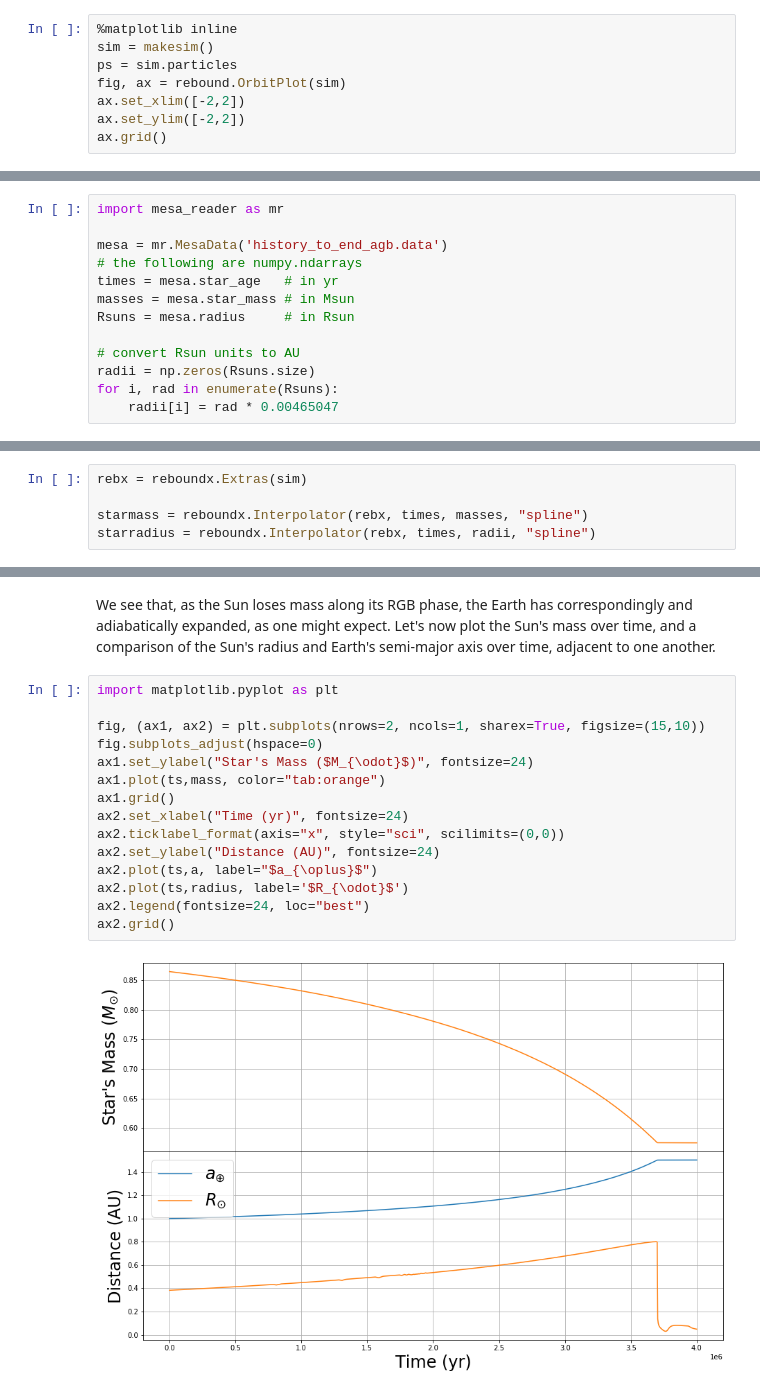
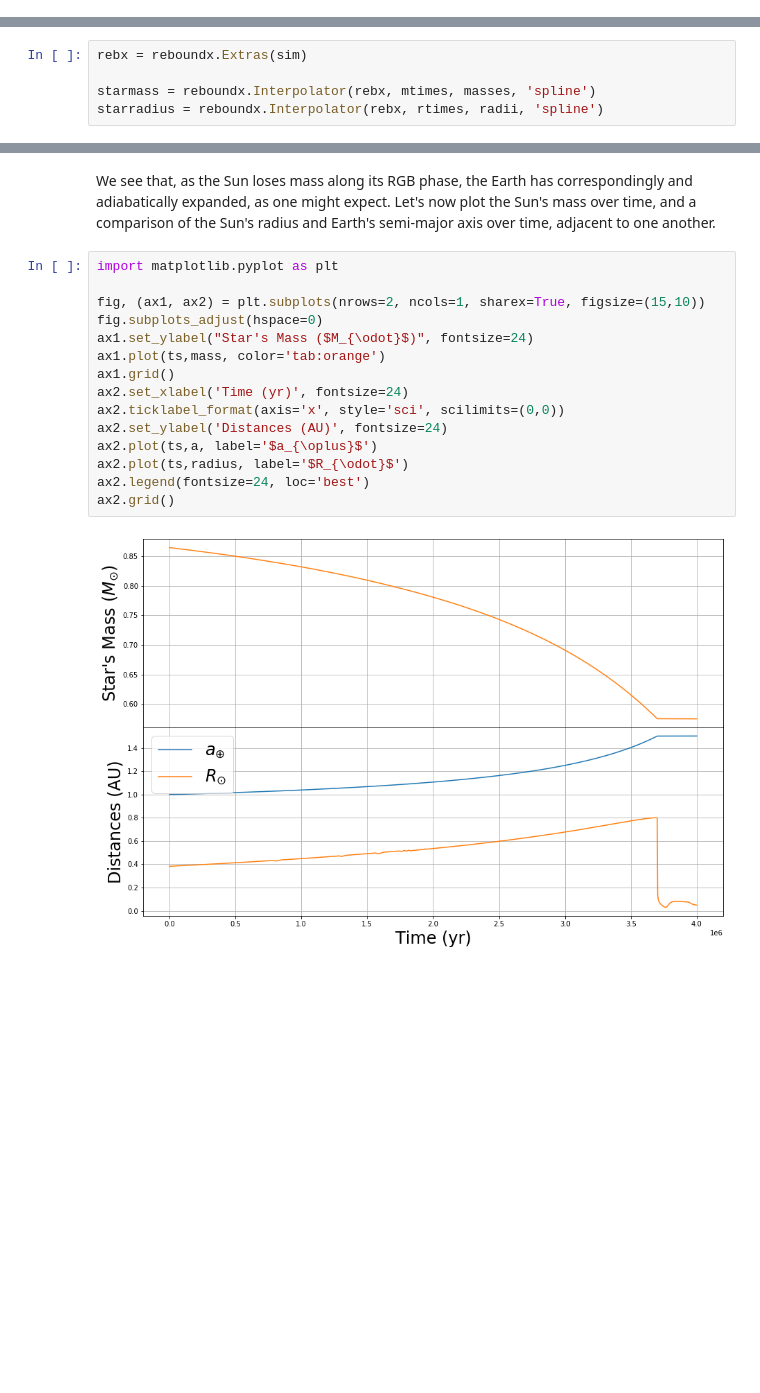
Before and after one commit to dtamayo/reboundx, a Jupyter notebook: ipython_examples/ParameterInterpolation.ipynb, the cells around one changed output, grey strips where cells are left out. Cells and saved outputs as stored; diff of their text form; blank space fills up the shorter version.

```diff
--- a/ipython_examples/ParameterInterpolation.ipynb
+++ b/ipython_examples/ParameterInterpolation.ipynb
@@ -73,8 +50,0 @@ def makesim():
-# %%
-%matplotlib inline
-sim = makesim()
-ps = sim.particles
-fig, ax = rebound.OrbitPlot(sim)
-ax.set_xlim([-2,2])
-ax.set_ylim([-2,2])
-ax.grid()
@@ -85,23 +51,10 @@ Next we read in external, stellar evolution data (from _MESA: Modules for Experi
-# %%
-import mesa_reader as mr
-
-mesa = mr.MesaData('history_to_end_agb.data')
-# the following are numpy.ndarrays
-times = mesa.star_age   # in yr
-masses = mesa.star_mass # in Msun
-Rsuns = mesa.radius     # in Rsun
-
-# convert Rsun units to AU
-radii = np.zeros(Rsuns.size)
-for i, rad in enumerate(Rsuns):
-    radii[i] = rad * 0.00465047
 # %% [markdown]
 Now we can create an `Interpolator` object for each parameter set and pass the corresponding arrays as arguments.
 # %%
 rebx = reboundx.Extras(sim)
 
-starmass = reboundx.Interpolator(rebx, times, masses, "spline")
-starradius = reboundx.Interpolator(rebx, times, radii, "spline")
+starmass = reboundx.Interpolator(rebx, mtimes, masses, 'spline')
+starradius = reboundx.Interpolator(rebx, rtimes, radii, 'spline')
 # %% [markdown]
 Finally, we integrate for 4 Myr and plot the resulting system:
 # %%
@@ -136,17 +88,17 @@ We see that, as the Sun loses mass along its RGB phase, the Earth has correspond
 # %%
 import matplotlib.pyplot as plt
 
 fig, (ax1, ax2) = plt.subplots(nrows=2, ncols=1, sharex=True, figsize=(15,10))
 fig.subplots_adjust(hspace=0)
 ax1.set_ylabel("Star's Mass ($M_{\odot}$)", fontsize=24)
-ax1.plot(ts,mass, color="tab:orange")
+ax1.plot(ts,mass, color='tab:orange')
 ax1.grid()
-ax2.set_xlabel("Time (yr)", fontsize=24)
-ax2.ticklabel_format(axis="x", style="sci", scilimits=(0,0))
-ax2.set_ylabel("Distance (AU)", fontsize=24)
-ax2.plot(ts,a, label="$a_{\oplus}$")
+ax2.set_xlabel('Time (yr)', fontsize=24)
+ax2.ticklabel_format(axis='x', style='sci', scilimits=(0,0))
+ax2.set_ylabel('Distances (AU)', fontsize=24)
+ax2.plot(ts,a, label='$a_{\oplus}$')
 ax2.plot(ts,radius, label='$R_{\odot}$')
-ax2.legend(fontsize=24, loc="best")
+ax2.legend(fontsize=24, loc='best')
 ax2.grid()
 # %% [output]
-[figure, old version]
+[figure, new version]
```
Also changed, not shown: parts of 9 cells of this notebook, 9 other files.
